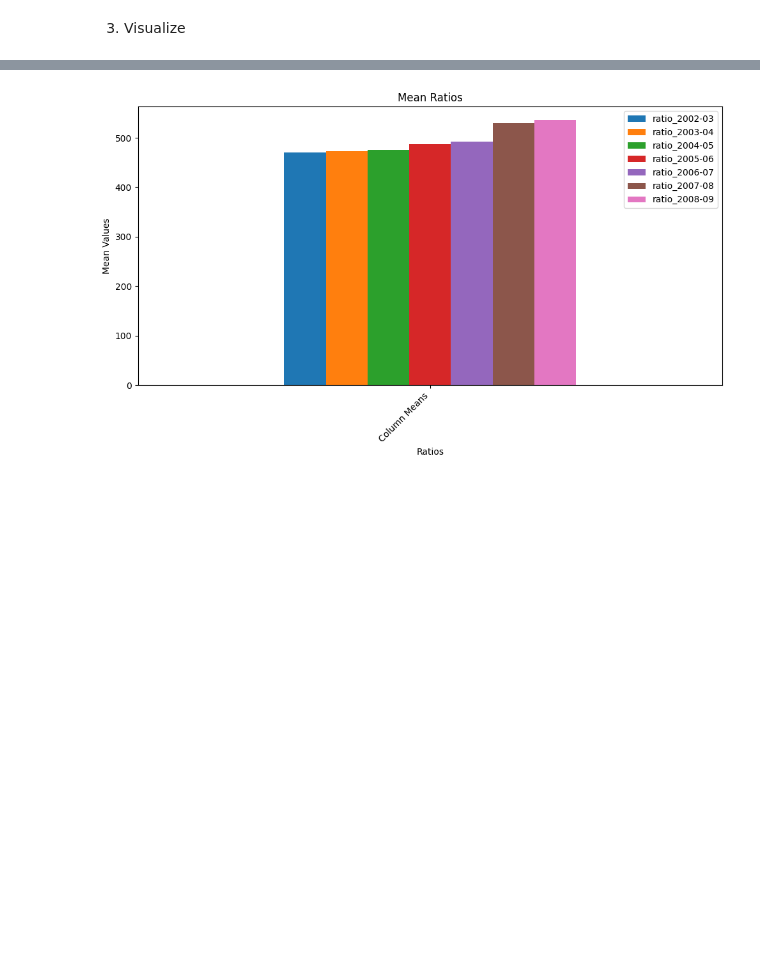
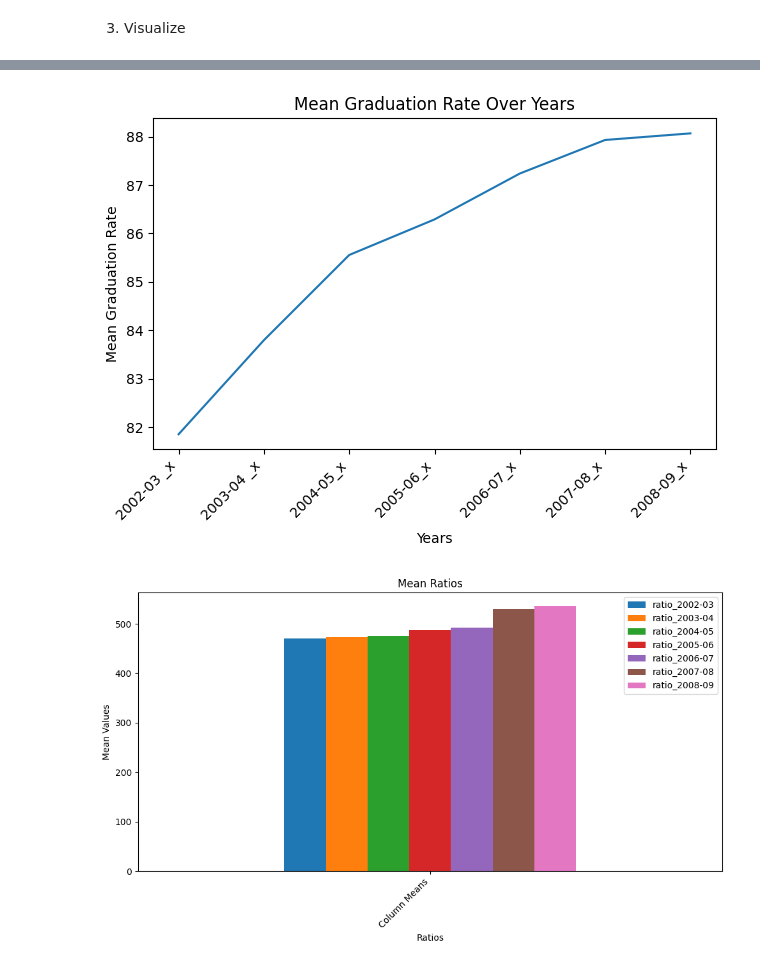
Before and after one commit to thompson-andrea-rene/KY_Grad, a Jupyter notebook: notebook.ipynb, the cells around one changed output, grey strips where cells are left out. Saved outputs shown, nothing was run; the diff lists cells and outputs as text; code cells hidden in the pictures; blank space fills up the shorter version.

```diff
--- a/notebook.ipynb
+++ b/notebook.ipynb
@@ -205 +224,17 @@ means_df.head()
+# %%
+#Chart for the Mean Graduation Rate over the given years
+years = [col for col in merged_df.columns if '_x' in col]
+mean_grad_rates = [merged_df[year].mean() for year in years]
+
+
+# Create the plot
+plt.plot(years, mean_grad_rates)
+plt.xlabel('Years')
+plt.ylabel('Mean Graduation Rate')
+plt.title('Mean Graduation Rate Over Years')
+plt.xticks(rotation=45, ha='right')  # Rotate x-axis labels for better readability
+plt.tight_layout()
+plt.show()
+# %% [output]
+[figure, added]
 # %%
```
Also changed, not shown: parts of 4 cells of this notebook.
